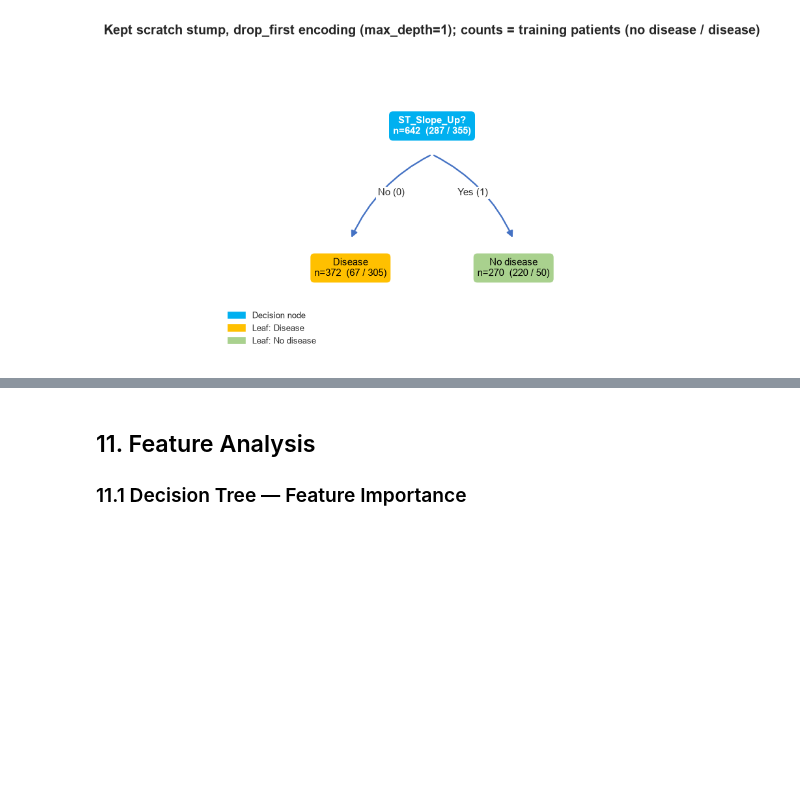
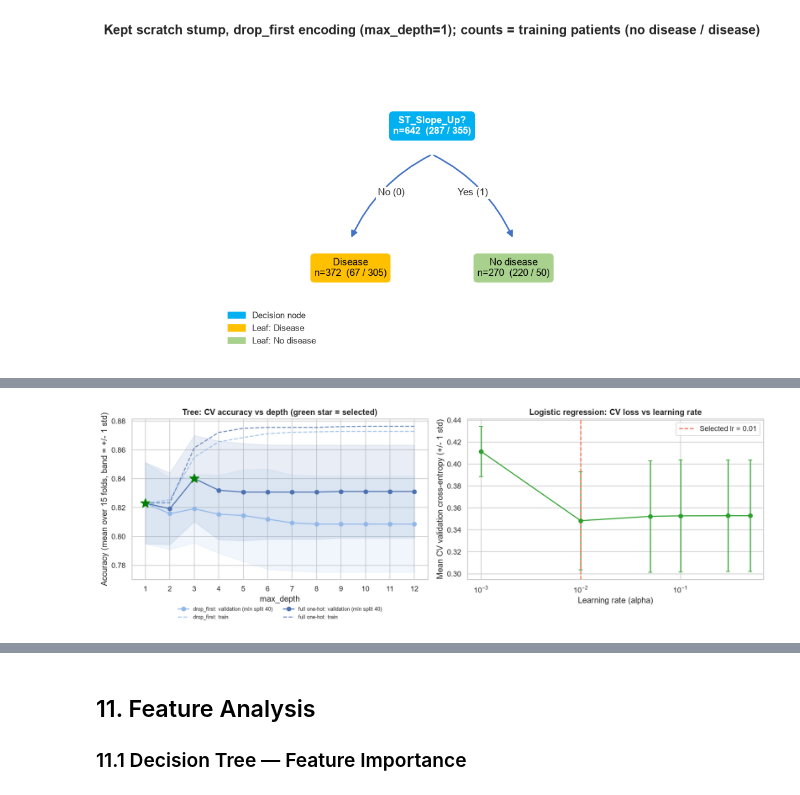
Before and after one commit to ajanumala-Albert/heart-disease-ml-project, a Jupyter notebook: heart_disease_decision_tree.ipynb, the cells around one changed output, grey strips where cells are left out. Drawn from its saved outputs; the diff is of its cells as text; code cells hidden in the pictures; blank space fills up the shorter version.

Commit message:
cross-validation added

```diff
--- a/heart_disease_decision_tree.ipynb
+++ b/heart_disease_decision_tree.ipynb
@@ -1103,0 +1166,66 @@ draw_tree(scratch_clf, X_train, y_train, feature_names,
+# %%
+# ---- Hyperparameter tuning by cross-validation (validation folds only; test set not used) ----
+TREE_GRID = [(d, m) for d in range(1, 13) for m in [2, 10, 20, 40]]
+
+def cv_tree_grid(enc):
+    rows = []
+    for d, m in TREE_GRID:
+        va, trn, lv = [], [], []
+        for f in folds:
+            Xtr, Xva = f[enc]
+            t = DecisionTreeScratch(max_depth=d, min_samples_split=m).fit(Xtr, f['y_tr'])
+            trn.append(accuracy_score(f['y_tr'], t.predict(Xtr)))
+            va.append(accuracy_score(f['y_va'], t.predict(Xva)))
+            lv.append(t.get_n_leaves())
+        rows.append({'max_depth': d, 'min_samples_split': m, 'cv_val_acc': np.mean(va),
+                     'cv_val_std': np.std(va, ddof=1), 'cv_train_acc': np.mean(trn), 'n_leaves': np.mean(lv)})
+    return pd.DataFrame(rows)
+
+cv_grids, best_cv = {}, {}
+for enc, name in [('df', 'drop_first encoding'), ('full', 'full one-hot encoding')]:
+    g = cv_tree_grid(enc)
+    g['_acc_r'] = g['cv_val_acc'].round(10)
+    ranked_cv = g.sort_values(['_acc_r', 'n_leaves', 'max_depth', 'min_samples_split'],
+                              ascending=[False, True, True, False]).reset_index(drop=True)
+    cv_grids[enc] = g.drop(columns='_acc_r')
+    best_cv[enc] = (int(ranked_cv.loc[0, 'max_depth']), int(ranked_cv.loc[0, 'min_samples_split']))
+    print(f'--- Tree, {name}: top 5 of {len(g)} configurations by mean CV validation accuracy ---')
+    print(ranked_cv.drop(columns='_acc_r').head(5).round(4).to_string(index=False))
+    print(f'Selected: max_depth={best_cv[enc][0]}, min_samples_split={best_cv[enc][1]}' + chr(10))
+
+LR_GRID = [0.001, 0.01, 0.05, 0.1, 0.3, 0.5]
+lr_rows = []
+for a in LR_GRID:
+    ce, acc = [], []
+    for f in folds:
+        Xtr, Xva = f['lr']
+        mdl = LogisticRegressionScratch(lr=a, n_iterations=2000).fit(Xtr, f['y_tr'])
+        ce.append(mdl.cross_entropy_loss(Xva, f['y_va']))
+        acc.append(accuracy_score(f['y_va'], mdl.predict(Xva)))
+    lr_rows.append({'lr': a, 'cv_val_CE': np.mean(ce), 'cv_val_CE_std': np.std(ce, ddof=1),
+                    'cv_val_acc': np.mean(acc), 'cv_val_acc_std': np.std(acc, ddof=1)})
+lr_cv = pd.DataFrame(lr_rows)
+best_lr_cv = float(lr_cv.loc[lr_cv['cv_val_CE'].idxmin(), 'lr'])
+print('--- Logistic regression learning rate (2000 iterations), selected on mean CV validation cross-entropy ---')
+print(lr_cv.round(4).to_string(index=False))
+print(f'Selected learning rate: {best_lr_cv}')
+
+# Figure: CV accuracy vs depth (both encodings, at their selected min_samples_split) and CV loss vs learning rate
+fig, axes = plt.subplots(1, 2, figsize=(14, 4.8))
+for enc, lab, col in [('df', 'drop_first', '#91b8e8'), ('full', 'full one-hot', '#4C72B0')]:
+    g = cv_grids[enc]; g = g[g['min_samples_split'] == best_cv[enc][1]].sort_values('max_depth')
+    axes[0].plot(g['max_depth'], g['cv_val_acc'], 'o-', color=col, label=f'{lab}: validation (min split {best_cv[enc][1]})')
+    axes[0].fill_between(g['max_depth'], g['cv_val_acc'] - g['cv_val_std'], g['cv_val_acc'] + g['cv_val_std'], color=col, alpha=0.12)
+    axes[0].plot(g['max_depth'], g['cv_train_acc'], '--', color=col, alpha=0.8, label=f'{lab}: train')
+    axes[0].plot(best_cv[enc][0], g.loc[g['max_depth'] == best_cv[enc][0], 'cv_val_acc'].iloc[0], '*', color='green', markersize=15, zorder=5)
+axes[0].set_xlabel('max_depth'); axes[0].set_ylabel('Accuracy (mean over 15 folds, band = +/- 1 std)')
+axes[0].set_xticks(range(1, 13)); axes[0].legend(fontsize=8, loc='upper center', bbox_to_anchor=(0.5, -0.14), ncol=2, frameon=False)
+axes[0].set_title('Tree: CV accuracy vs depth (green star = selected)', fontweight='bold')
+axes[1].errorbar(lr_cv['lr'], lr_cv['cv_val_CE'], yerr=lr_cv['cv_val_CE_std'], fmt='o-', color='#2ca02c', capsize=3)
+axes[1].axvline(best_lr_cv, color='tomato', linestyle='--', label=f'Selected lr = {best_lr_cv}')
+axes[1].set_xscale('log'); axes[1].set_xlabel('Learning rate (alpha)'); axes[1].set_ylabel('Mean CV validation cross-entropy (+/- 1 std)')
+axes[1].legend(); axes[1].set_title('Logistic regression: CV loss vs learning rate', fontweight='bold')
+plt.tight_layout()
+plt.savefig('fig16_cv_tuning.png', bbox_inches='tight')
+plt.show()
+# %% [output]
@@ -1103,0 +1249 @@ draw_tree(scratch_clf, X_train, y_train, feature_names,
+[figure, added]
```
Also changed, not shown: parts of 7 cells of this notebook, 2 other files.
